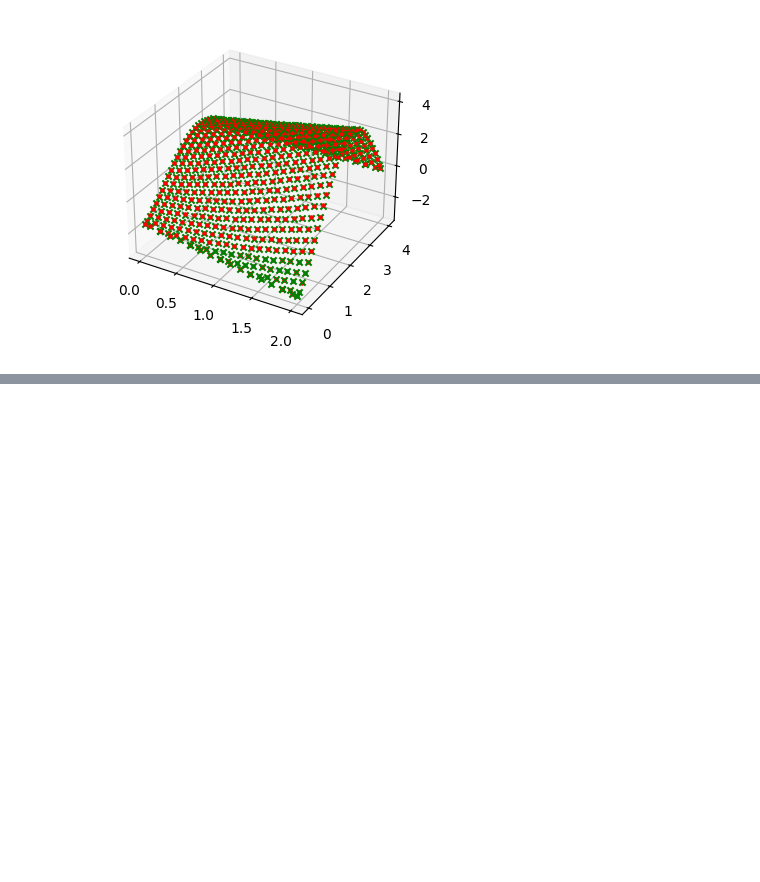
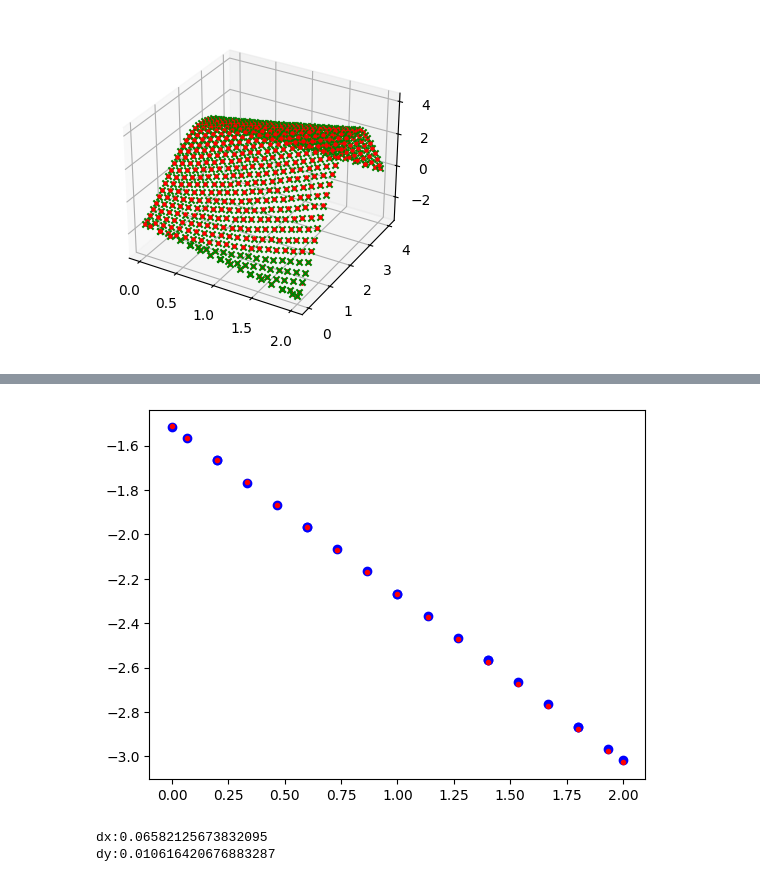
Before and after one commit to Dann38/model_rectification_column, a Jupyter notebook: Untitled.ipynb, the cells around one changed output, grey strips where cells are left out. Cells and saved outputs as stored; diff of their text form; code cells hidden in the pictures; blank space fills up the shorter version.

```diff
--- a/Untitled.ipynb
+++ b/Untitled.ipynb
@@ -410,0 +425,14 @@ KeyError: 18
+# %%
+for s, x1, x2 in zip(s_ar, psi2_ar, psi2_an_ar):
+    plt.scatter(s, x1, color="b")
+    plt.scatter(s, x2, color="r", marker=".")
+# %% [output]
+[figure, added]
+# %%
+delta_psi1 = [abs(x1-x2) for x1, x2 in zip(psi1_ar, psi1_an_ar)]
+delta_psi2 = [abs(x1-x2) for x1, x2 in zip(psi2_ar, psi2_an_ar)]
+
+print(f"dx:{np.max(delta_psi1)}\ndy:{np.max(delta_psi2)}")
+# %% [output]
+dx:0.06582125673832095
+dy:0.010616420676883287
```
Also changed, not shown: parts of 3 cells of this notebook, 1 other file.
